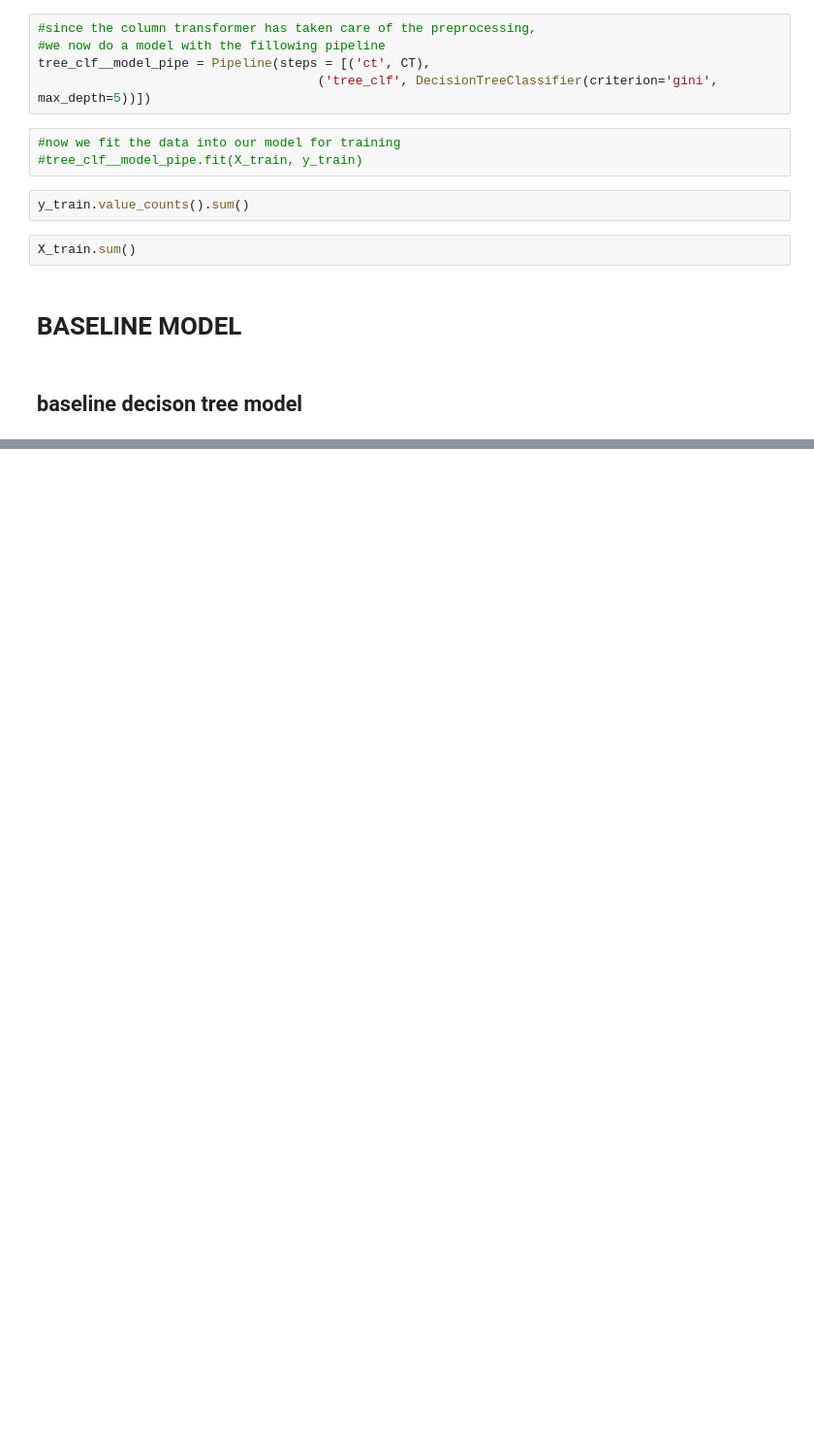
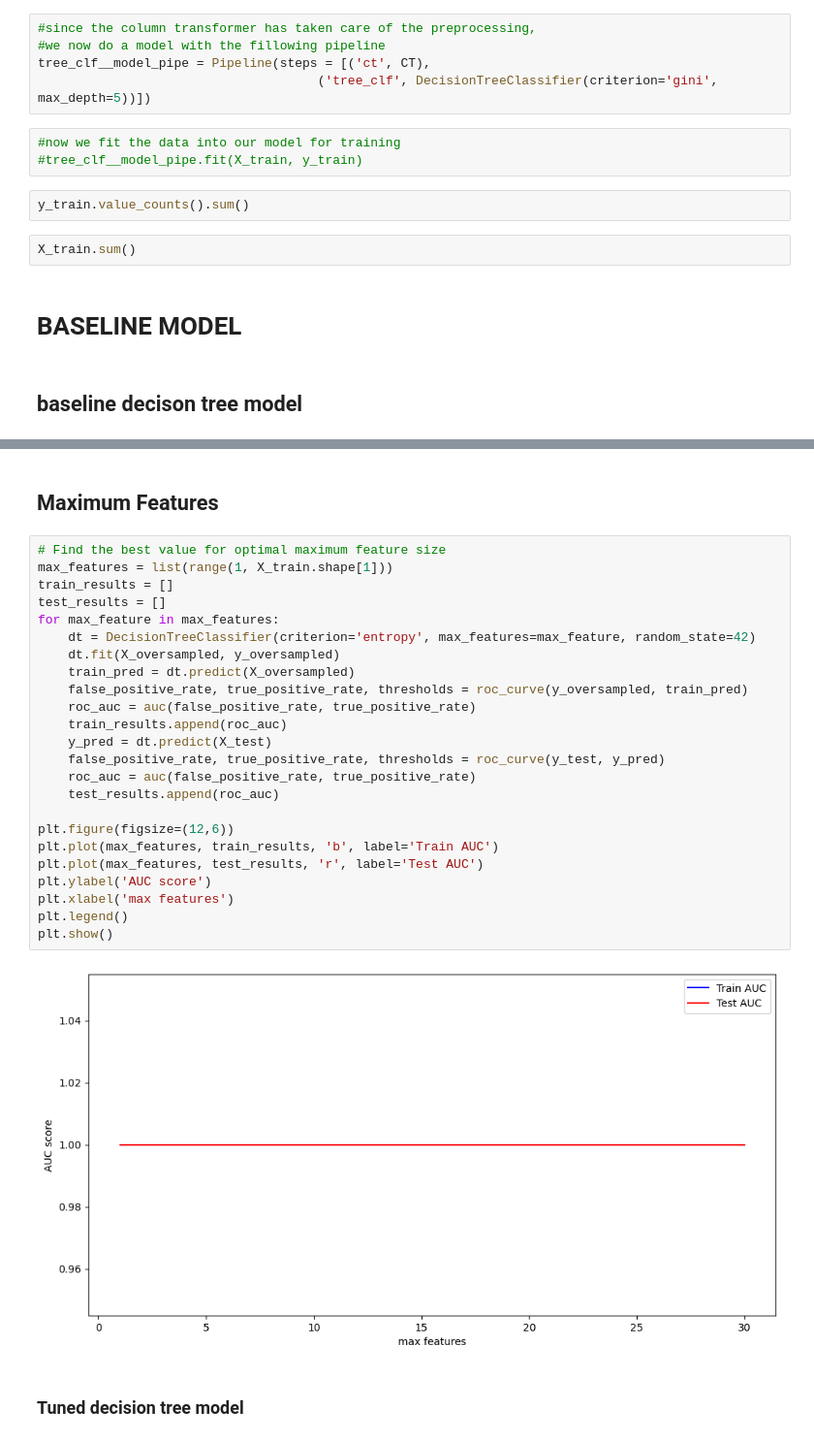
Before and after one commit to gibwanjau0/Chicago-Car-Crash-Project, a Jupyter notebook: CHICAGO CAR CRASHES PREJECT.ipynb, the cells around one changed output, grey strips where cells are left out. Shown: that part at 97% size. Saved outputs shown, nothing was run; the diff lists cells and outputs as text; blank space fills up the shorter version.

```diff
--- a/CHICAGO CAR CRASHES PREJECT.ipynb
+++ b/CHICAGO CAR CRASHES PREJECT.ipynb
@@ -634,0 +841,30 @@ NameError: name 'X_train' is not defined
+# %% [markdown]
+## Maximum Features
+# %%
+# Find the best value for optimal maximum feature size
+max_features = list(range(1, X_train.shape[1]))
+train_results = []
+test_results = []
+for max_feature in max_features:
+    dt = DecisionTreeClassifier(criterion='entropy', max_features=max_feature, random_state=42)
+    dt.fit(X_oversampled, y_oversampled)
+    train_pred = dt.predict(X_oversampled)
+    false_positive_rate, true_positive_rate, thresholds = roc_curve(y_oversampled, train_pred)
+    roc_auc = auc(false_positive_rate, true_positive_rate)
+    train_results.append(roc_auc)
+    y_pred = dt.predict(X_test)
+    false_positive_rate, true_positive_rate, thresholds = roc_curve(y_test, y_pred)
+    roc_auc = auc(false_positive_rate, true_positive_rate)
+    test_results.append(roc_auc)
+
+plt.figure(figsize=(12,6))
+plt.plot(max_features, train_results, 'b', label='Train AUC')
+plt.plot(max_features, test_results, 'r', label='Test AUC')
+plt.ylabel('AUC score')
+plt.xlabel('max features')
+plt.legend()
+plt.show()
+# %% [output]
+[figure, added]
+# %% [markdown]
+### Tuned decision tree model
```
Also changed, not shown: parts of 28 cells of this notebook.
